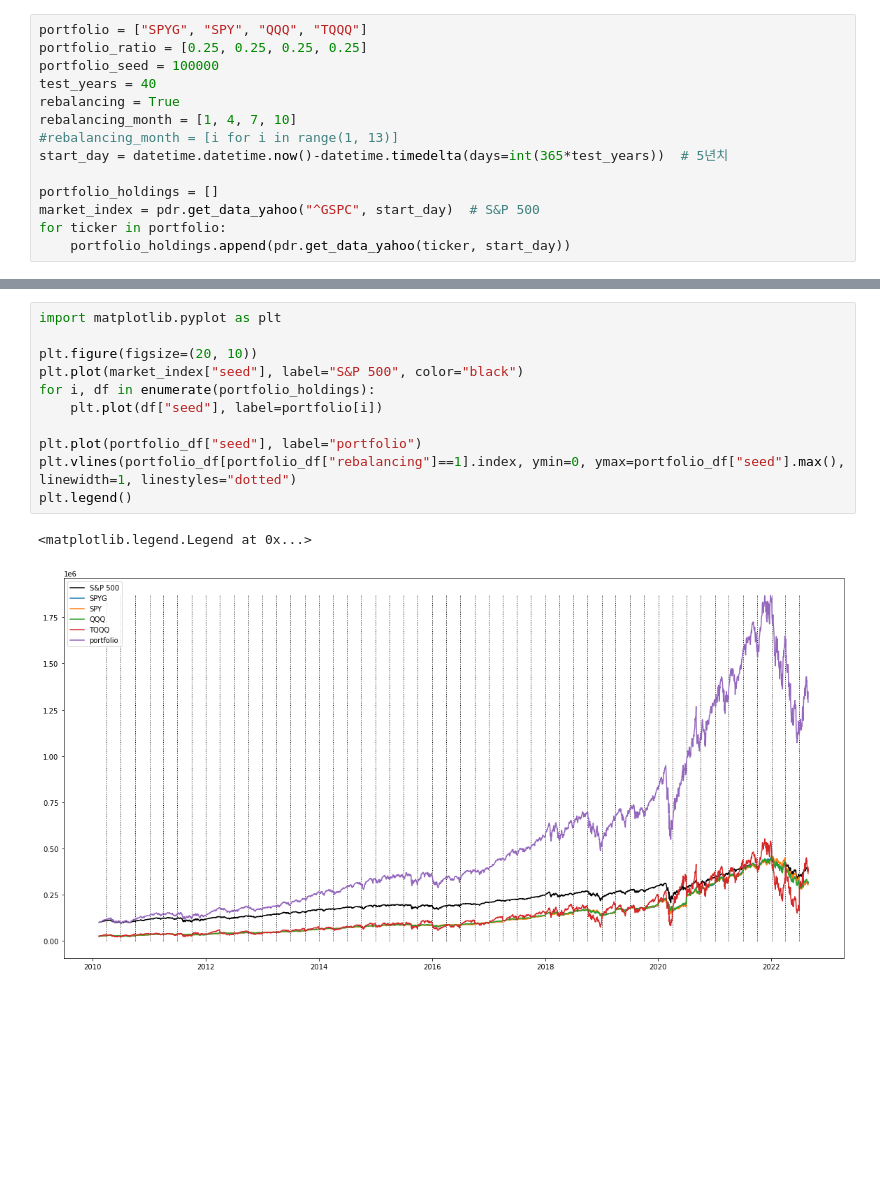
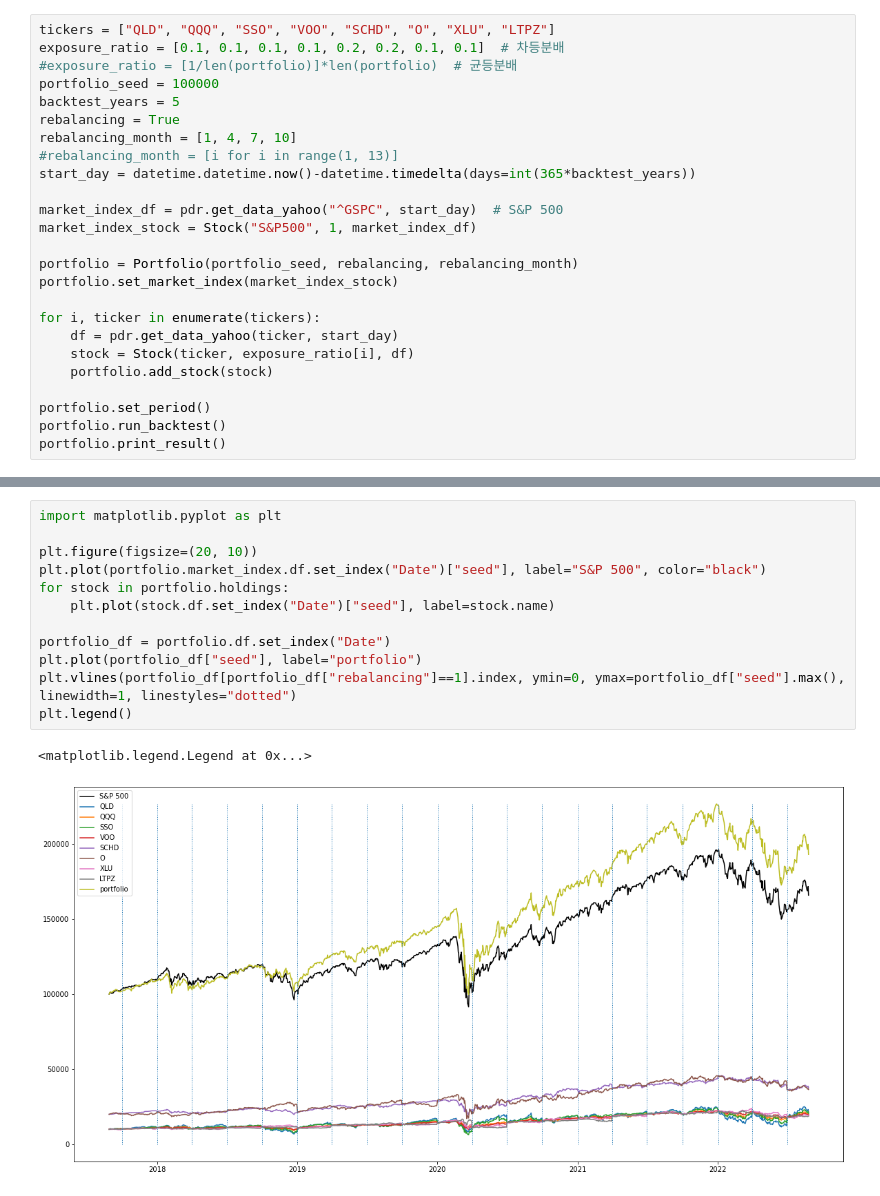
Before and after one commit to iinteger/Trading-Bot, a Jupyter notebook: portfolio analyze.ipynb, the cells around one changed output, grey strips where cells are left out. Saved outputs shown, nothing was run; the diff lists cells and outputs as text; blank space fills up the shorter version.

```diff
--- a/portfolio analyze.ipynb
+++ b/portfolio analyze.ipynb
@@ -7,14 +127,25 @@ warnings.filterwarnings("ignore")
 # %%
-portfolio = ["SPYG", "SPY", "QQQ", "TQQQ"]
-portfolio_ratio = [0.25, 0.25, 0.25, 0.25]
+tickers = ["QLD", "QQQ", "SSO", "VOO", "SCHD", "O", "XLU", "LTPZ"]
+exposure_ratio = [0.1, 0.1, 0.1, 0.1, 0.2, 0.2, 0.1, 0.1]  # 차등분배
+#exposure_ratio = [1/len(portfolio)]*len(portfolio)  # 균등분배
 portfolio_seed = 100000
-test_years = 40
+backtest_years = 5
 rebalancing = True
 rebalancing_month = [1, 4, 7, 10]
 #rebalancing_month = [i for i in range(1, 13)]
-start_day = datetime.datetime.now()-datetime.timedelta(days=int(365*test_years))  # 5년치
+start_day = datetime.datetime.now()-datetime.timedelta(days=int(365*backtest_years))
 
-portfolio_holdings = []
-market_index = pdr.get_data_yahoo("^GSPC", start_day)  # S&P 500
-for ticker in portfolio:
-    portfolio_holdings.append(pdr.get_data_yahoo(ticker, start_day))
+market_index_df = pdr.get_data_yahoo("^GSPC", start_day)  # S&P 500
+market_index_stock = Stock("S&P500", 1, market_index_df)
+
+portfolio = Portfolio(portfolio_seed, rebalancing, rebalancing_month)
+portfolio.set_market_index(market_index_stock)
+
+for i, ticker in enumerate(tickers):
+    df = pdr.get_data_yahoo(ticker, start_day)
+    stock = Stock(ticker, exposure_ratio[i], df)
+    portfolio.add_stock(stock)
+
+portfolio.set_period()
+portfolio.run_backtest()
+portfolio.print_result()
@@ -135,14 +189,15 @@ print_analyze("포트폴리오", portfolio_df)
 # %%
 import matplotlib.pyplot as plt
 
 plt.figure(figsize=(20, 10))
-plt.plot(market_index["seed"], label="S&P 500", color="black")
-for i, df in enumerate(portfolio_holdings):
-    plt.plot(df["seed"], label=portfolio[i])
+plt.plot(portfolio.market_index.df.set_index("Date")["seed"], label="S&P 500", color="black")
+for stock in portfolio.holdings:
+    plt.plot(stock.df.set_index("Date")["seed"], label=stock.name)
 
+portfolio_df = portfolio.df.set_index("Date")
 plt.plot(portfolio_df["seed"], label="portfolio")
 plt.vlines(portfolio_df[portfolio_df["rebalancing"]==1].index, ymin=0, ymax=portfolio_df["seed"].max(), linewidth=1, linestyles="dotted")
 plt.legend()
 # %% [output]
 <matplotlib.legend.Legend at 0x...>
-[figure, old version]
+[figure, new version]
```
Also changed, not shown: parts of 7 cells of this notebook.
